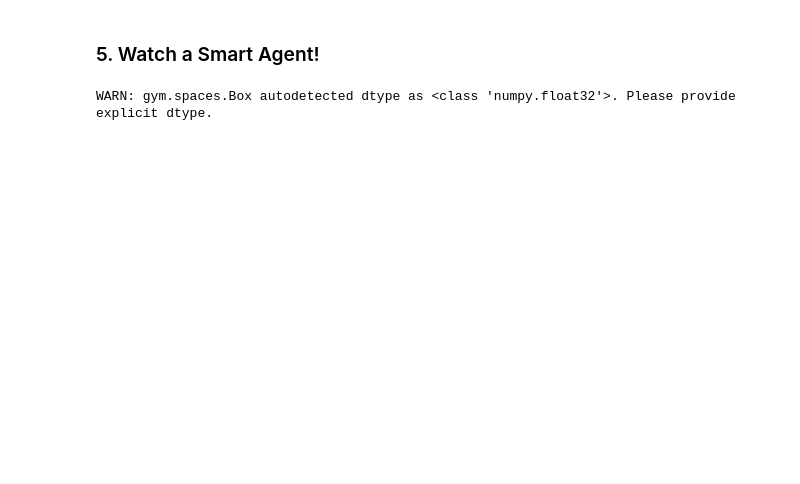
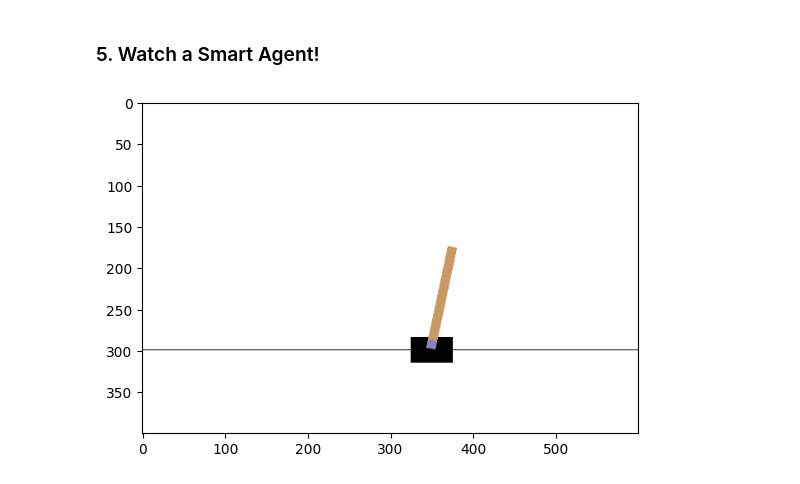
Before and after one commit to udacity/deep-reinforcement-learning, a Jupyter notebook: hill-climbing/Hill_Climbing.ipynb, the cells around one changed output. Cells and saved outputs as stored; diff of their text form; code cells hidden in the pictures; blank space fills up the shorter version.

```diff
--- a/hill-climbing/Hill_Climbing.ipynb
+++ b/hill-climbing/Hill_Climbing.ipynb
@@ -112,15 +110,19 @@ plt.show()
 # %% [markdown]
 ### 5. Watch a Smart Agent!
 # %%
-env = gym.make('CartPole-v0')
-state = env.reset()
+env = gym.make('CartPole-v0', render_mode="rgb_array")
+state, _ = env.reset()
+img = plt.imshow(env.render()) # only call this once
+
 for t in range(200):
     action = policy.act(state)
-    env.render()
-    state, reward, done, _ = env.step(action)
+    img.set_data(env.render()) # just update the data
+    display.display(plt.gcf())
+    display.clear_output(wait=True)
+    state, reward, done, _, _ = env.step(action)
     if done:
         break
 
 env.close()
 # %% [output]
-WARN: gym.spaces.Box autodetected dtype as <class 'numpy.float32'>. Please provide explicit dtype.
+[figure, added]
```
Also changed, not shown: parts of 4 cells of this notebook.
